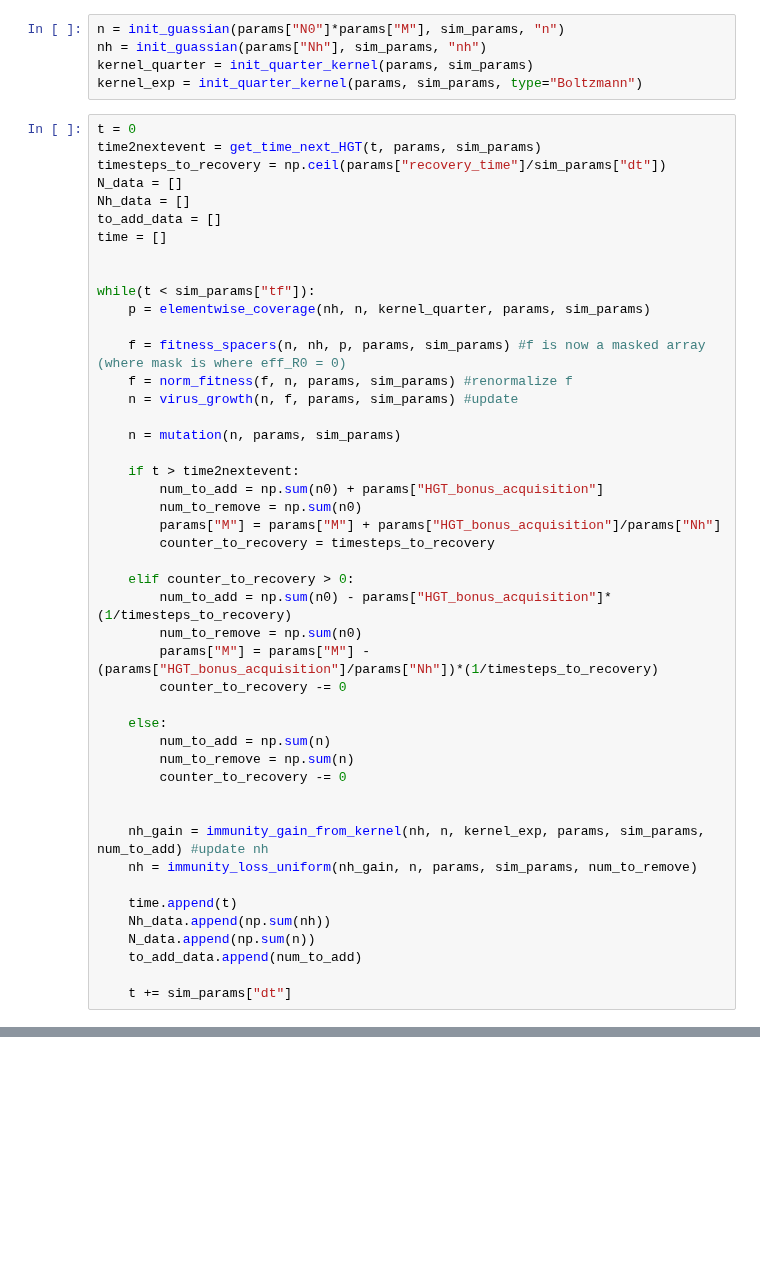
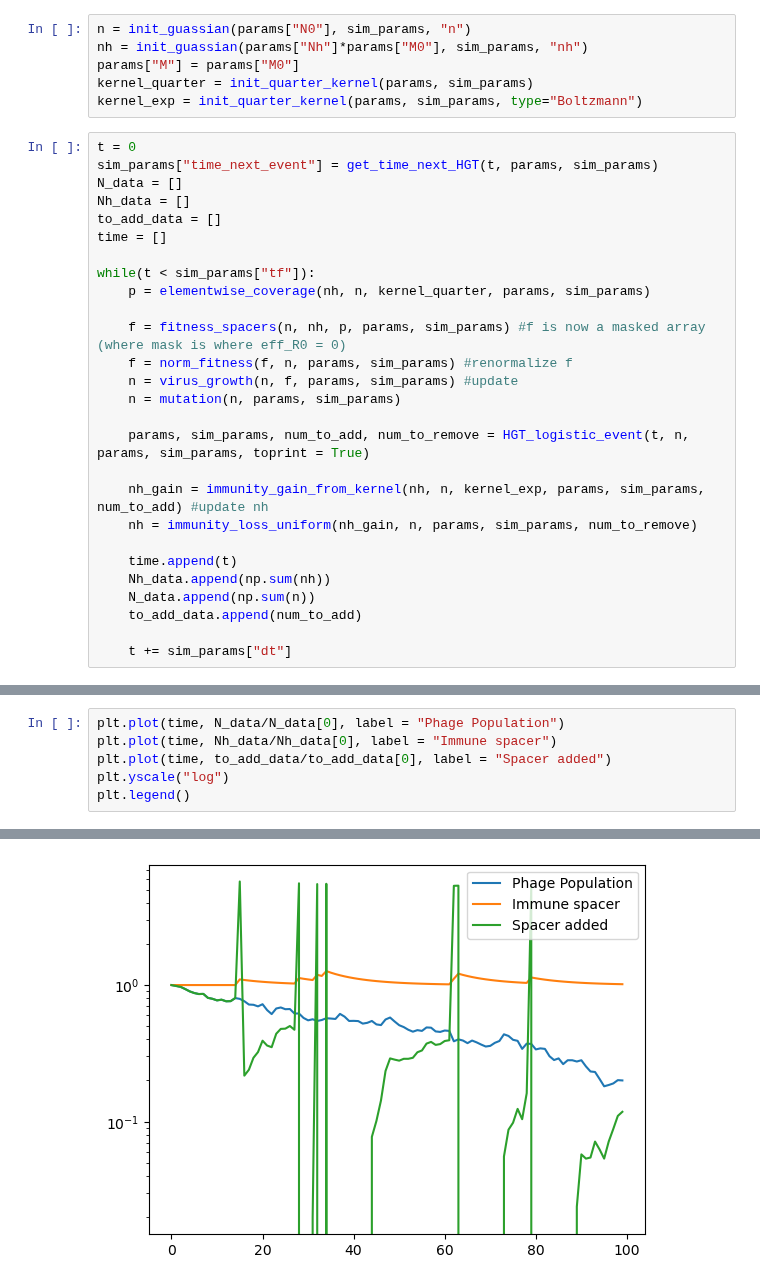
Before and after one commit to zhizhang1445/CRISPR_Sim, a Jupyter notebook: Unittest/HGTevents.ipynb, the cells around one changed output, grey strips where cells are left out. Saved outputs shown, nothing was run; the diff lists cells and outputs as text; blank space fills up the shorter version.

```diff
--- a/Unittest/HGTevents.ipynb
+++ b/Unittest/HGTevents.ipynb
@@ -128,18 +53,17 @@ sim_params = { #parameters relevant for the simulation (including Inital Valuess
 }
 # %%
-n = init_guassian(params["N0"]*params["M"], sim_params, "n")
-nh = init_guassian(params["Nh"], sim_params, "nh")
+n = init_guassian(params["N0"], sim_params, "n")
+nh = init_guassian(params["Nh"]*params["M0"], sim_params, "nh")
+params["M"] = params["M0"]
 kernel_quarter = init_quarter_kernel(params, sim_params)
 kernel_exp = init_quarter_kernel(params, sim_params, type="Boltzmann")
 # %%
 t = 0
-time2nextevent = get_time_next_HGT(t, params, sim_params)
-timesteps_to_recovery = np.ceil(params["recovery_time"]/sim_params["dt"])
+sim_params["time_next_event"] = get_time_next_HGT(t, params, sim_params)
 N_data = []
 Nh_data = []
 to_add_data = []
 time = []
-
 
 while(t < sim_params["tf"]):
     p = elementwise_coverage(nh, n, kernel_quarter, params, sim_params)
@@ -147,26 +71,9 @@ while(t < sim_params["tf"]):
     f = fitness_spacers(n, nh, p, params, sim_params) #f is now a masked array (where mask is where eff_R0 = 0)
     f = norm_fitness(f, n, params, sim_params) #renormalize f
     n = virus_growth(n, f, params, sim_params) #update
-
     n = mutation(n, params, sim_params)
 
-    if t > time2nextevent:
-        num_to_add = np.sum(n0) + params["HGT_bonus_acquisition"]
-        num_to_remove = np.sum(n0)
-        params["M"] = params["M"] + params["HGT_bonus_acquisition"]/params["Nh"]
-        counter_to_recovery = timesteps_to_recovery
-
-    elif counter_to_recovery > 0:
-        num_to_add = np.sum(n0) - params["HGT_bonus_acquisition"]*(1/timesteps_to_recovery)
-        num_to_remove = np.sum(n0)
-        params["M"] = params["M"] - (params["HGT_bonus_acquisition"]/params["Nh"])*(1/timesteps_to_recovery)
-        counter_to_recovery -= 0
-
-    else:
-        num_to_add = np.sum(n)
-        num_to_remove = np.sum(n)
-        counter_to_recovery -= 0
-
+    params, sim_params, num_to_add, num_to_remove = HGT_logistic_event(t, n, params, sim_params, toprint = True)
 
     nh_gain = immunity_gain_from_kernel(nh, n, kernel_exp, params, sim_params, num_to_add) #update nh
     nh = immunity_loss_uniform(nh_gain, n, params, sim_params, num_to_remove)
@@ -179,0 +105,7 @@ while(t < sim_params["tf"]):
+# %%
+plt.plot(time, N_data/N_data[0], label = "Phage Population")
+plt.plot(time, Nh_data/Nh_data[0], label = "Immune spacer")
+plt.plot(time, to_add_data/to_add_data[0], label = "Spacer added")
+plt.yscale("log")
+plt.legend()
+# %% [output]
@@ -179,0 +113 @@ while(t < sim_params["tf"]):
+[figure, added]
```
Also changed, not shown: parts of 17 cells of this notebook, 7 other files.
